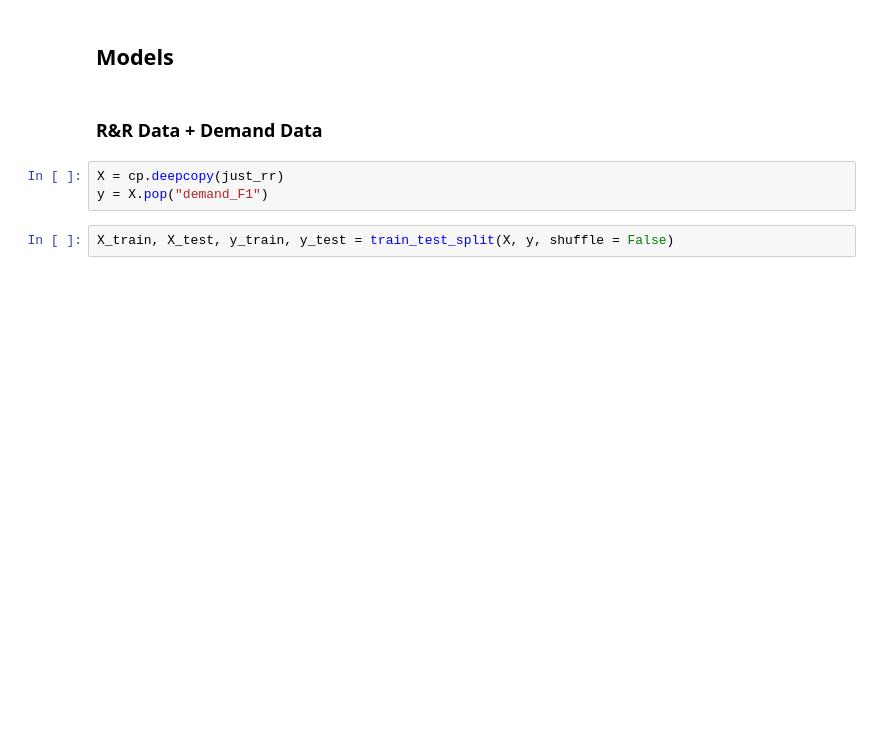
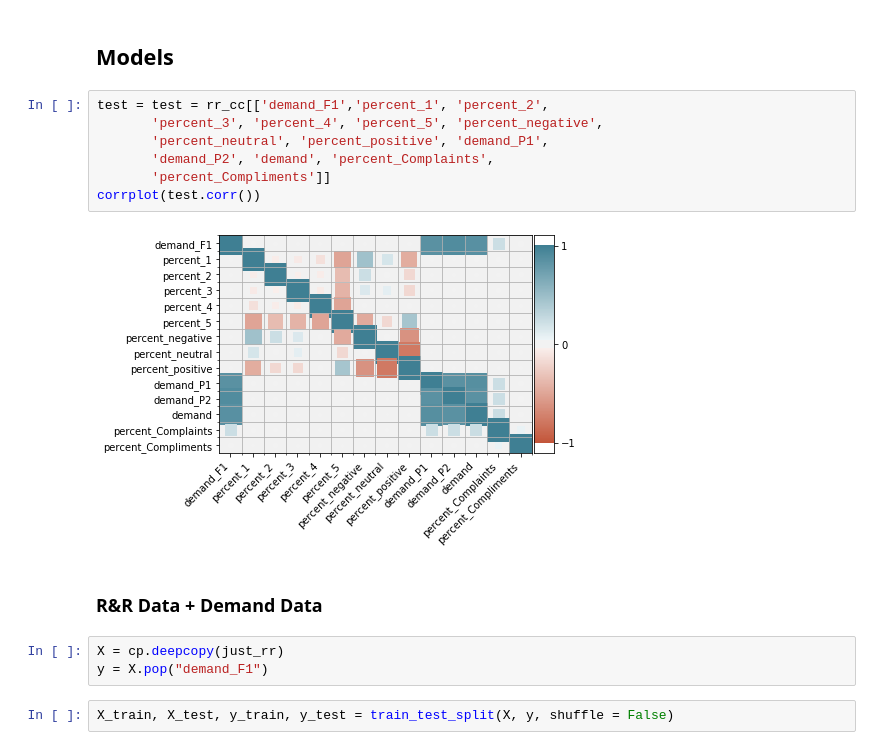
Before and after one commit to Anis-Bensaid/CapstoneProject, a Jupyter notebook: basic_ols_pipeline/All Brand OLS Test.ipynb, the cells around one changed output. Drawn from its saved outputs; the diff is of its cells as text; blank space fills up the shorter version.

```diff
--- a/basic_ols_pipeline/All Brand OLS Test.ipynb
+++ b/basic_ols_pipeline/All Brand OLS Test.ipynb
@@ -27,5 +67,14 @@ rr_cc = rr_cc.loc[rr_cc["year"] >= 2017 ].drop("Unnamed: 0", axis = 1).sort_valu
 # %% [markdown]
 ## Models
+# %%
+test = test = rr_cc[['demand_F1','percent_1', 'percent_2',
+       'percent_3', 'percent_4', 'percent_5', 'percent_negative',
+       'percent_neutral', 'percent_positive', 'demand_P1',
+       'demand_P2', 'demand', 'percent_Complaints',
+       'percent_Compliments']]
+corrplot(test.corr())
+# %% [output]
+[figure, added]
 # %% [markdown]
 ### R&R Data + Demand Data
 # %%
```
Also changed, not shown: parts of 21 cells of this notebook, 6 other files.
